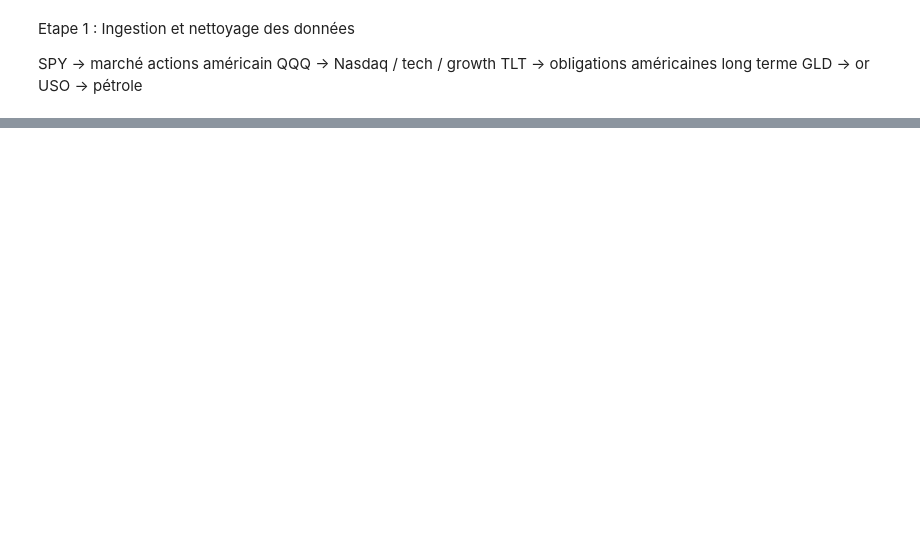
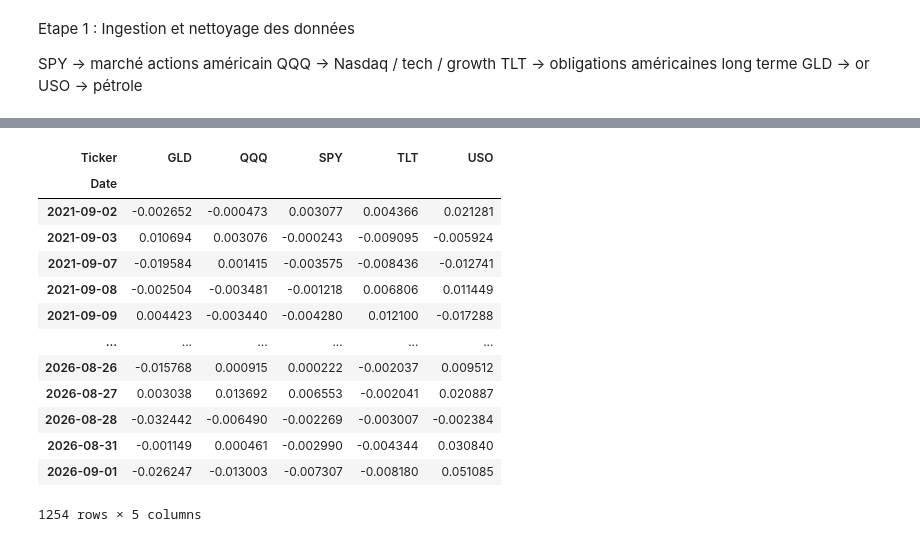
Before and after one commit to lorysagb/projet-var-desk-quant, a Jupyter notebook: pipeline.ipynb, the cells around one changed output, grey strips where cells are left out. Cells and saved outputs as stored; diff of their text form; code cells hidden in the pictures; blank space fills up the shorter version.

```diff
--- a/pipeline.ipynb
+++ b/pipeline.ipynb
@@ -33,10 +33,25 @@ data
 # %%
 #rendements journaliers
-returns = data.pct_change()
+returns = data.pct_change().dropna()  #on supprime la premiere ligne elle sera vide
 
-returns = returns.dropna() #on supprime la premiere ligne elle sera vide
 
-returns
 
 #sauvegarde
 returns.to_parquet("returns.parquet")
+
+returns
+# %% [output]
+| Ticker | GLD | QQQ | SPY | TLT | USO |
+| Date |  |  |  |  |  |
+| 2021-09-02 | -0.002652 | -0.000473 | 0.003077 | 0.004366 | 0.021281 |
+| 2021-09-03 | 0.010694 | 0.003076 | -0.000243 | -0.009095 | -0.005924 |
+| 2021-09-07 | -0.019584 | 0.001415 | -0.003575 | -0.008436 | -0.012741 |
+| 2021-09-08 | -0.002504 | -0.003481 | -0.001218 | 0.006806 | 0.011449 |
+| 2021-09-09 | 0.004423 | -0.003440 | -0.004280 | 0.012100 | -0.017288 |
+| ... | ... | ... | ... | ... | ... |
+| 2026-08-26 | -0.015768 | 0.000915 | 0.000222 | -0.002037 | 0.009512 |
+| 2026-08-27 | 0.003038 | 0.013692 | 0.006553 | -0.002041 | 0.020887 |
+| 2026-08-28 | -0.032442 | -0.006490 | -0.002269 | -0.003007 | -0.002384 |
+| 2026-08-31 | -0.001149 | 0.000461 | -0.002990 | -0.004344 | 0.030840 |
+| 2026-09-01 | -0.026247 | -0.013003 | -0.007307 | -0.008180 | 0.051085 |
+1254 rows × 5 columns
```
Also changed, not shown: parts of 7 cells of this notebook, 3 other files.
